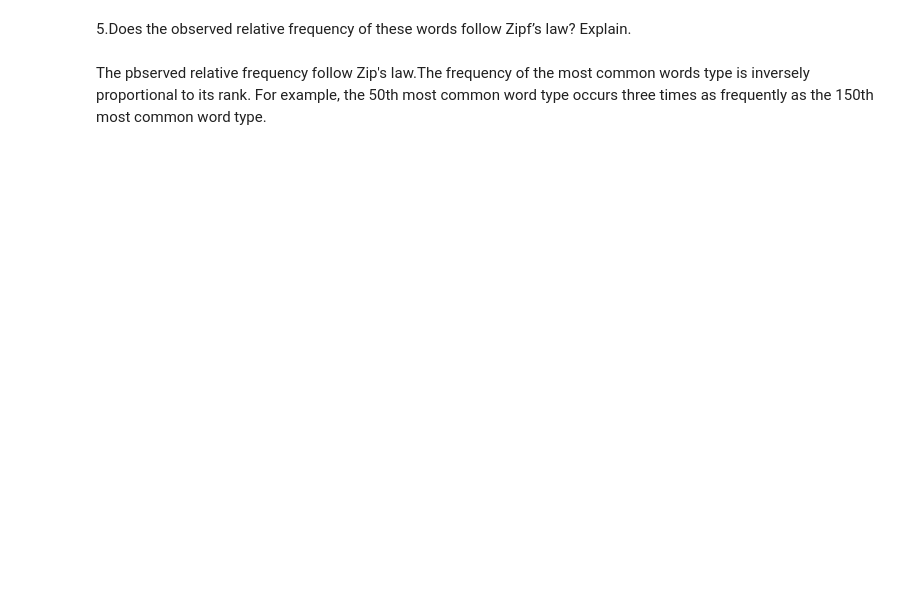
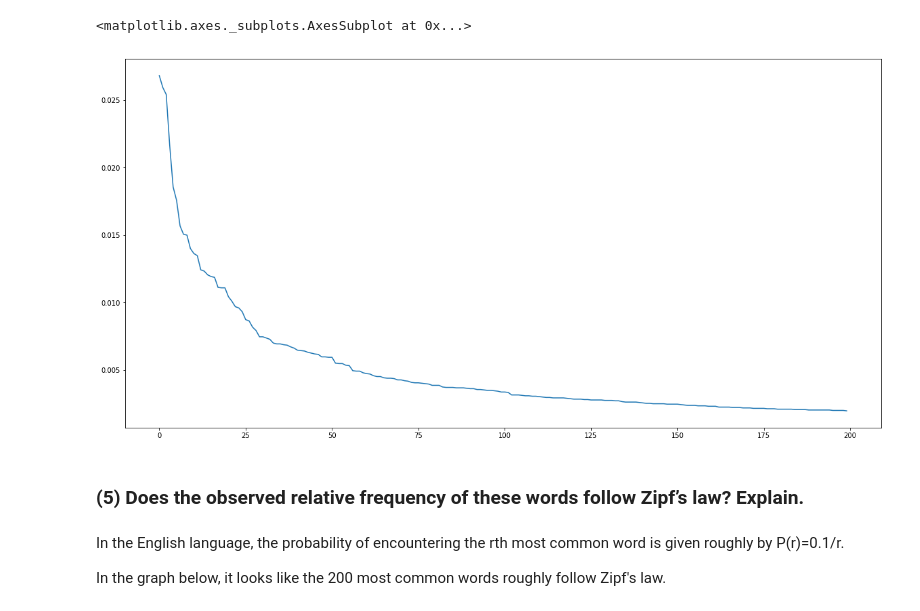
Before and after one commit to jonygeta/DATA620-WEEK-8-ASSIGNMENT-, a Jupyter notebook: DATA 620 Week 8 Assignment.ipynb, the cells around one changed output. Saved outputs shown, nothing was run; the diff lists cells and outputs as text; code cells hidden in the pictures; blank space fills up the shorter version.

```diff
--- a/DATA 620 Week 8 Assignment.ipynb
+++ b/DATA 620 Week 8 Assignment.ipynb
@@ -133,7 +260,13 @@ df['freq'].plot()
+# %%
+plt.figure(3,figsize=(20,10))
+df['relative_frequency'].plot()
+#plt.hist(df['word'], density=True)
+# %% [output]
+<matplotlib.axes._subplots.AxesSubplot at 0x...>
+[figure, added]
 # %% [markdown]
-5.Does the observed relative frequency of these words follow Zipf’s law? Explain.
+### (5) Does the observed relative frequency of these words follow Zipf’s law? Explain.
-# %% [markdown]
-The pbserved relative frequency follow Zip's law.The frequency of the most common words type is inversely
-proportional to its rank. For example, the 50th
-most common word type occurs three times as frequently as the 150th most
-common word type.
+# %% [markdown]
+In the English language, the probability of encountering the rth most common word is given roughly by P(r)=0.1/r.
+
+In the graph below, it looks like the 200 most common words roughly follow Zipf's law.
```
Also changed, not shown: parts of 46 cells of this notebook.
